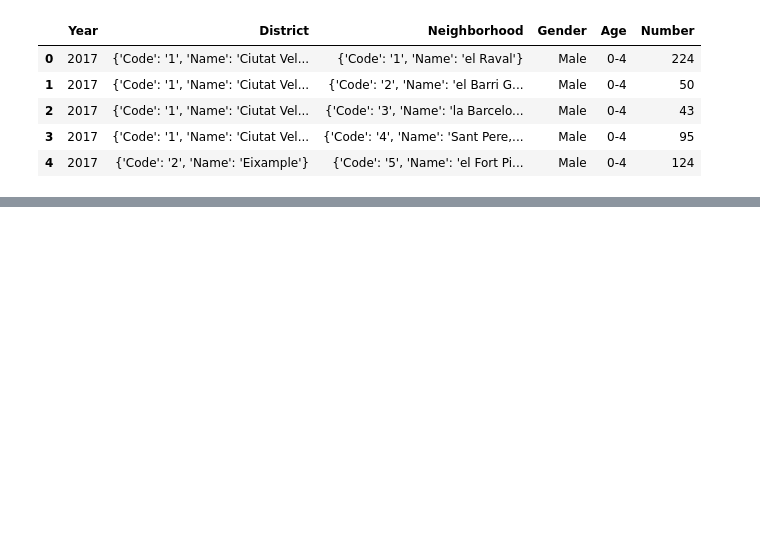
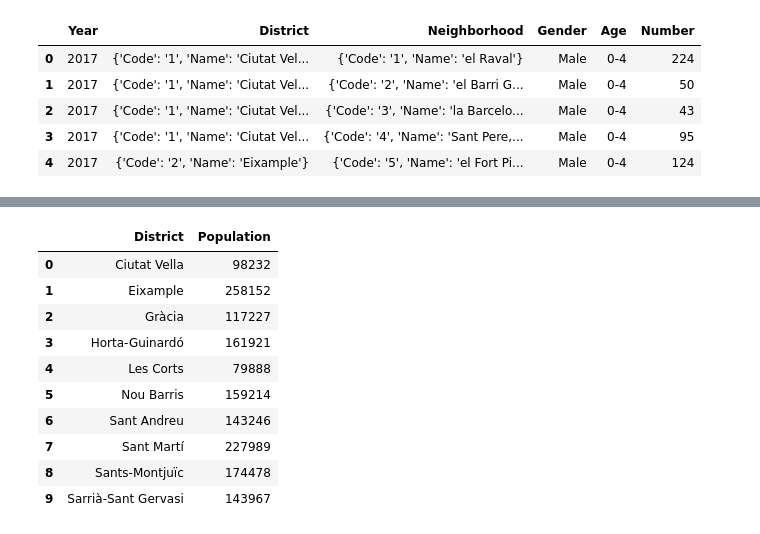
Before and after one commit to luism1988/Barcelona_dashboard, a Jupyter notebook: streamlit/pruebas.ipynb, the cells around one changed output, grey strips where cells are left out. Cells and saved outputs as stored; diff of their text form; code cells hidden in the pictures; blank space fills up the shorter version.

```diff
--- a/streamlit/pruebas.ipynb
+++ b/streamlit/pruebas.ipynb
@@ -61,3 +53,17 @@ df2
+# %%
+df3
+# %% [output]
+|  | District | Population |
+| 0 | Ciutat Vella | 98232 |
+| 1 | Eixample | 258152 |
+| 2 | Gràcia | 117227 |
+| 3 | Horta-Guinardó | 161921 |
+| 4 | Les Corts | 79888 |
+| 5 | Nou Barris | 159214 |
+| 6 | Sant Andreu | 143246 |
+| 7 | Sant Martí | 227989 |
+| 8 | Sants-Montjuïc | 174478 |
+| 9 | Sarrià-Sant Gervasi | 143967 |
 # %%
 plt.figure(figsize=(15,6))
 fig, ax = plt.subplots()
```
Also changed, not shown: parts of 8 cells of this notebook, 18 other files.
